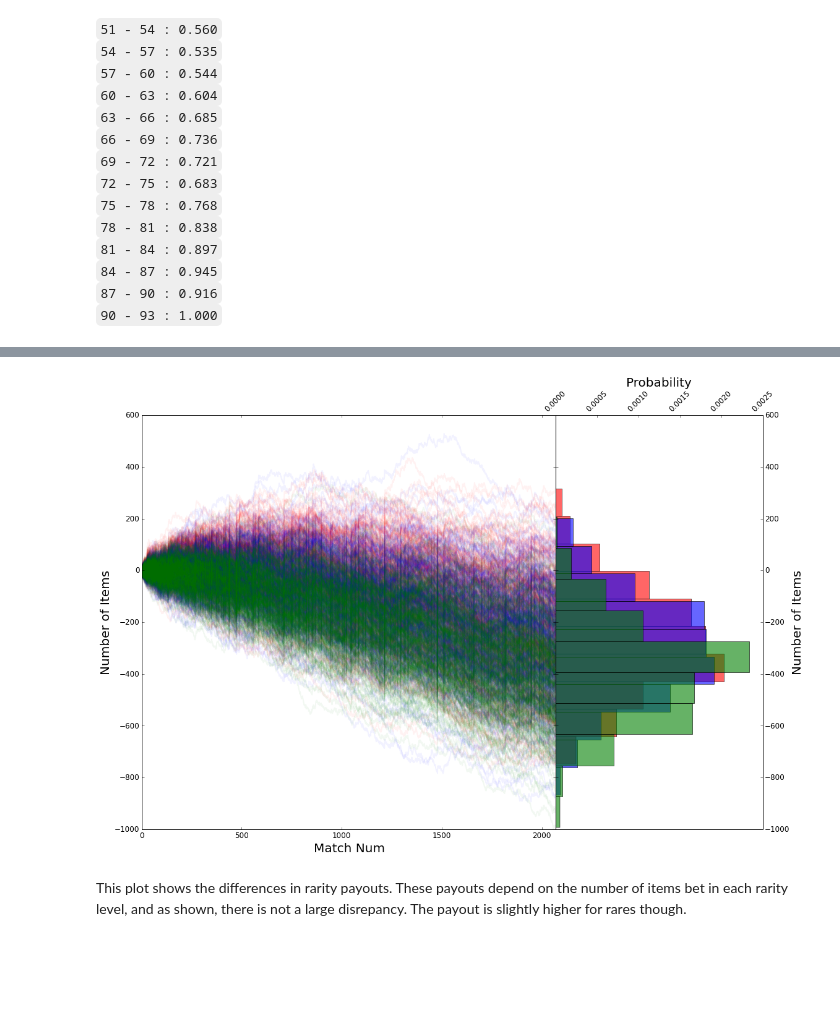
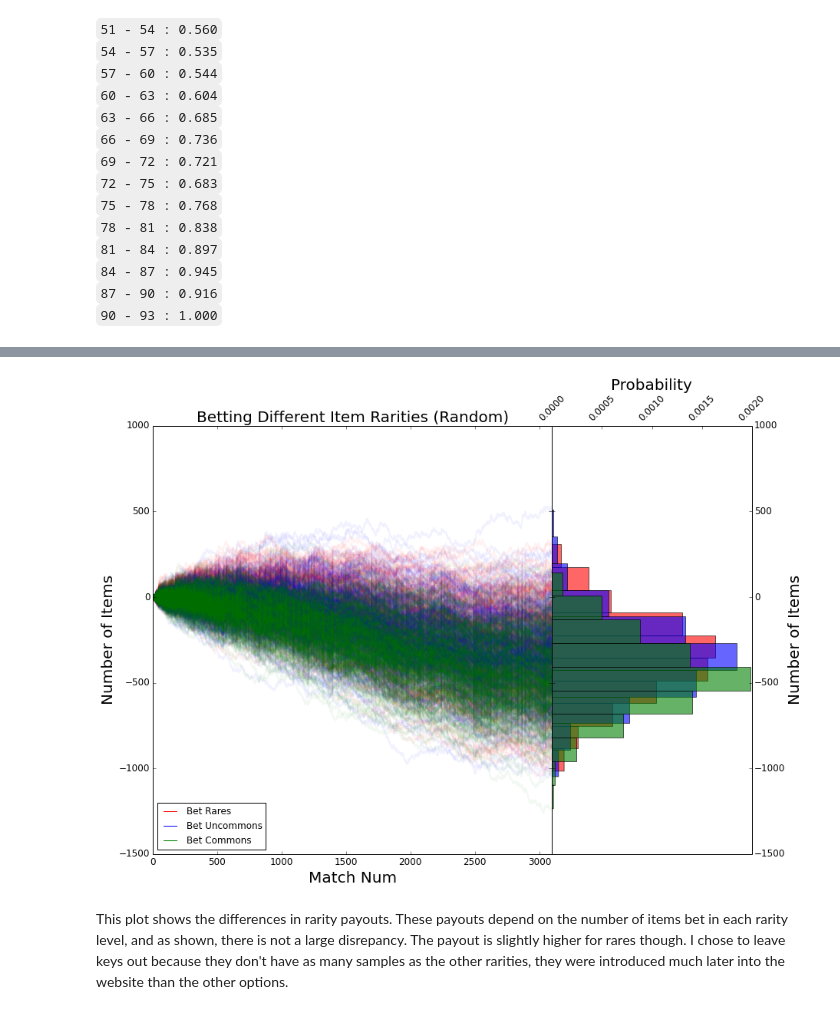
Before and after one commit to andrewzwicky/pyd2l, a Jupyter notebook: PyD2L Match Analysis.ipynb, the cells around one changed output, grey strips where cells are left out. Cells and saved outputs as stored; diff of their text form; code cells hidden in the pictures; blank space fills up the shorter version.

```diff
--- a/PyD2L Match Analysis.ipynb
+++ b/PyD2L Match Analysis.ipynb
@@ -99,13 +105,12 @@ In the first plot, I'm looking at different methods for choosing a winner.  The
-# %%
-PICK = 'random'
-NUM_BET = 4
-ROUND = True
-
-plot_sims([simulate(matches, pick_method = PICK, num_sims=NUM_SIMS, rarity='Rares', num_bet=NUM_BET, reward_round=True),
-           simulate(matches, pick_method = PICK, num_sims=NUM_SIMS, rarity='Uncommons', num_bet=NUM_BET, reward_round=True),
-           simulate(matches, pick_method = PICK, num_sims=NUM_SIMS, rarity='Commons', num_bet=NUM_BET, reward_round=True)],
-          ['red','blue','green'])
-# %% [output]
-[figure, removed]
+# %%
+plot_sims([[match.match_id for match in matches] for _ in range(3)],
+          [simulate(matches, rarity = 'Rares'),
+           simulate(matches, rarity = 'Uncommons'),
+           simulate(matches, rarity = 'Commons')],
+          ['red', 'blue', 'green'],
+          ['Bet Rares', 'Bet Uncommons', 'Bet Commons'],
+          'Betting Different Item Rarities (Random)')
+# %% [output]
+[figure, added]
 # %% [markdown]
-This plot shows the differences in rarity payouts.  These payouts depend on the number of items bet in each rarity level, and as shown, there is not a large disrepancy.  The payout is slightly higher for rares though.
+This plot shows the differences in rarity payouts.  These payouts depend on the number of items bet in each rarity level, and as shown, there is not a large disrepancy.  The payout is slightly higher for rares though.  I chose to leave keys out because they don't have as many samples as the other rarities, they were introduced much later into the website than the other options.
```
Also changed, not shown: parts of 22 cells of this notebook, 32 other files.
